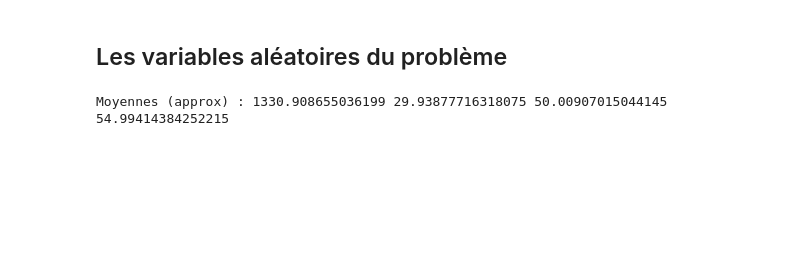
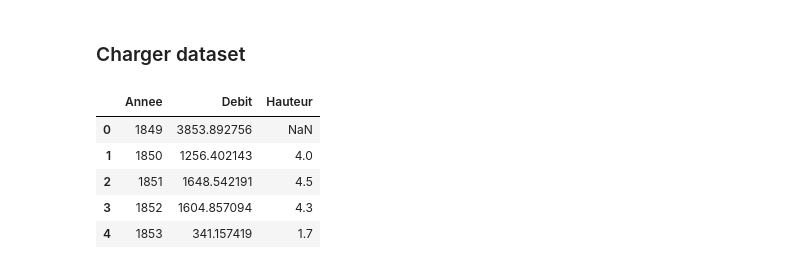
Before and after one commit to ThomasAPRichard/Fiabilite, a Jupyter notebook: Fiabilite_1ereApproche.ipynb, the cells around one changed output. Cells and saved outputs as stored; diff of their text form; code cells hidden in the pictures; blank space fills up the shorter version.

```diff
--- a/Fiabilite_1ereApproche.ipynb
+++ b/Fiabilite_1ereApproche.ipynb
@@ -17,2 +29,0 @@ Zb = 55.5 #Cote de la berge en m
-# %% [markdown]
-## Les variables aléatoires du problème
@@ -41,14 +30,23 @@ Zm_dist = triang(c=c_Zm, loc=a_Zm, scale=(b_Zm - a_Zm))
-# %%
-##Test d'échantillon
-
-N = 10_000
-Q_samples  = Q_dist.rvs(size=N, random_state=rng)
-Ks_samples = Ks_dist.rvs(size=N, random_state=rng)
-Zv_samples = Zv_dist.rvs(size=N, random_state=rng)
-Zm_samples = Zm_dist.rvs(size=N, random_state=rng)
-
-# Petit check rapide (facultatif)
-print("Moyennes (approx) :",
-      np.mean(Q_samples), np.mean(Ks_samples), np.mean(Zv_samples), np.mean(Zm_samples))
-# %% [output]
-Moyennes (approx) : 1330.908655036199 29.93877716318075 50.00907015044145 54.99414384252215
+# %% [markdown]
+### Charger dataset
+# %%
+df_rivieres = pd.read_excel(
+    "Données-Projet-Pratique-Fiabilité-ISUP-SCDI_E-Remy _2025-2026.xlsx",
+    sheet_name="Données débit-hauteur"
+)
+
+# Renommer les colonnes (proprement)
+df_rivieres = df_rivieres.rename(columns={
+    "Débit mesuré maximal annuel (en m3/s)": "Debit",
+    "Hauteur associée mesurée (en m)": "Hauteur",
+    "Année": "Annee"
+})
+
+df_rivieres.head()
+# %% [output]
+|  | Annee | Debit | Hauteur |
+| 0 | 1849 | 3853.892756 | NaN |
+| 1 | 1850 | 1256.402143 | 4.0 |
+| 2 | 1851 | 1648.542191 | 4.5 |
+| 3 | 1852 | 1604.857094 | 4.3 |
+| 4 | 1853 | 341.157419 | 1.7 |
```
Also changed, not shown: parts of 17 cells of this notebook, 4 other files.
